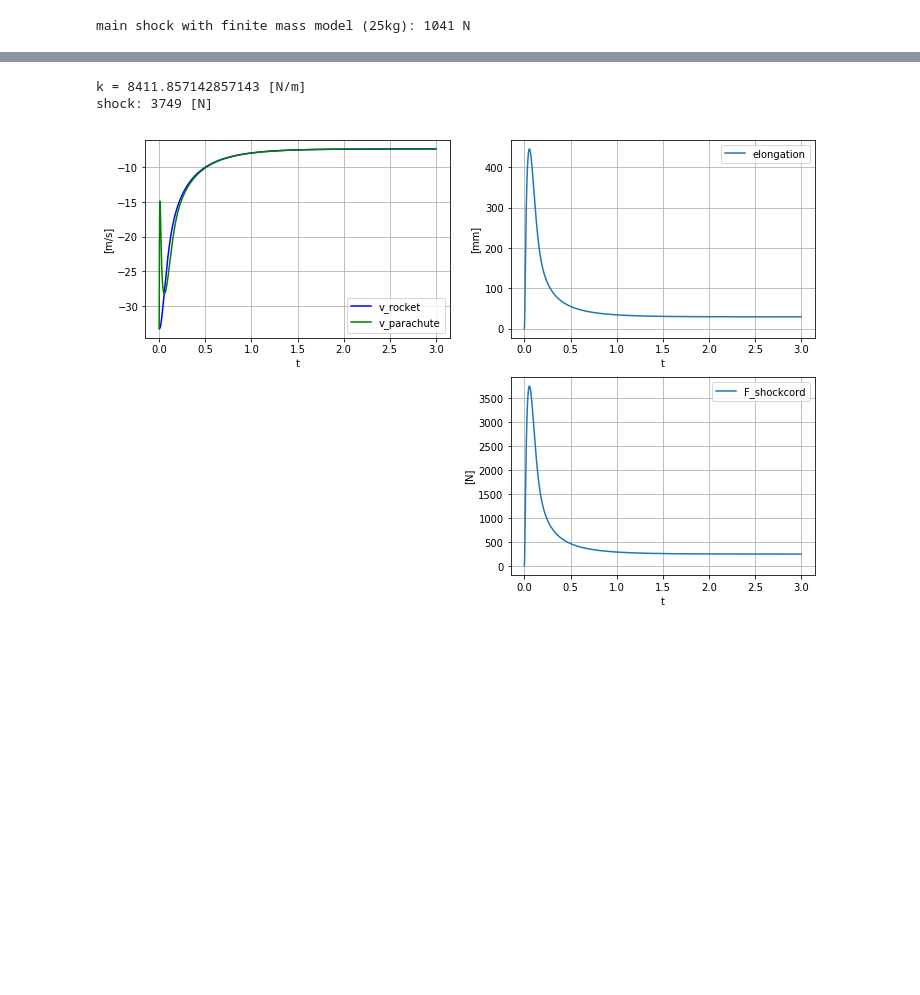
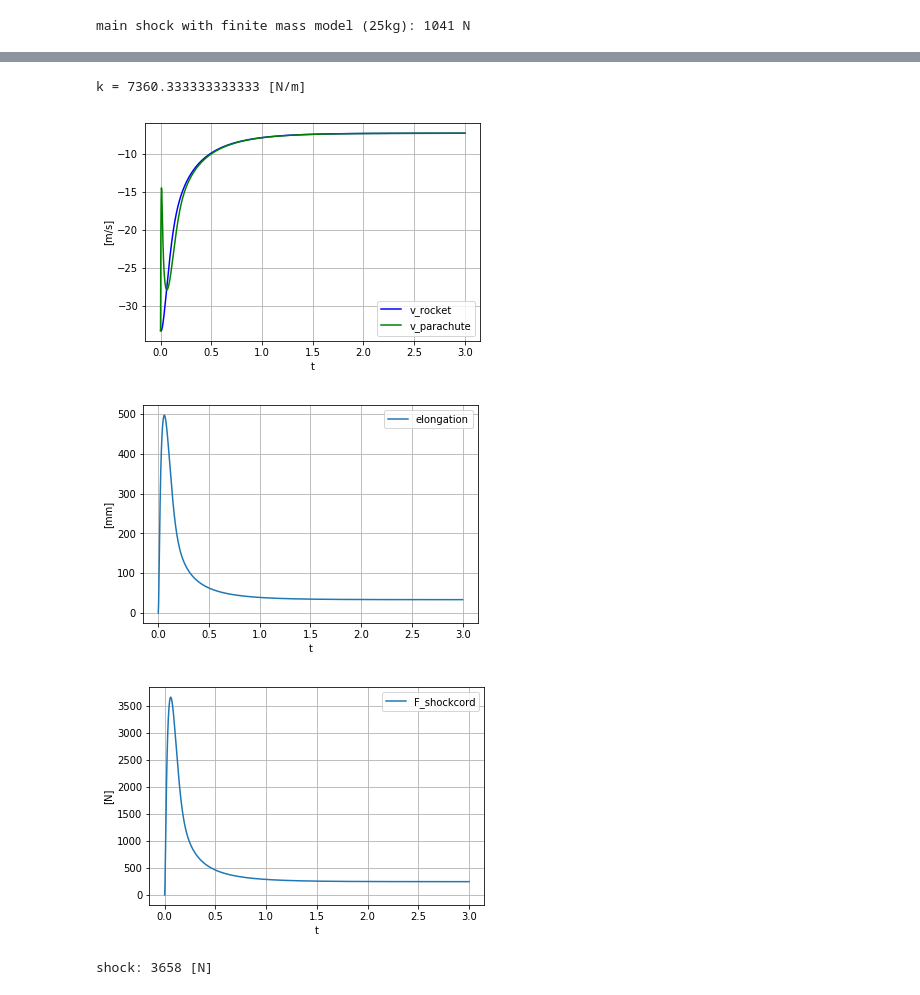
Before and after one commit to irec-duster/RORO, a Jupyter notebook: recovery/parachute_selection.ipynb, the cells around one changed output, grey strips where cells are left out. Cells and saved outputs as stored; diff of their text form; code cells hidden in the pictures; blank space fills up the shorter version.

```diff
--- a/recovery/parachute_selection.ipynb
+++ b/recovery/parachute_selection.ipynb
@@ -170,8 +170,8 @@ import numpy as np
 mp = 0.75 # [kg]
 mr = 25 # [kg]
 
-k_l = 58883 # [N], measured
-l = 7 # [m] shock cord length
+k_l = 44162 # [N], measured
+l = 6 # [m] shock cord length
 k = k_l/l # [N/m]
 
 print('k = {} [N/m]'.format(k))
@@ -196,38 +196,38 @@ def dydt(y, t):
     Fd = F_drag_sign(y[3])
     ap = 1/mp*Fd - 1/mp*Fs - g
     return [vr,ar,vp,ap]
 
 t = np.linspace(0,3,1000)
 sol = odeint(dydt, y0, t)
-plt.figure(figsize=(12,8))
-plt.subplot(221)
 plt.plot(t, sol[:,1], 'b', label='v_rocket')
 plt.plot(t, sol[:,3], 'g', label='v_parachute')
 plt.legend(loc='best')
 plt.xlabel('t')
 plt.ylabel('[m/s]')
 plt.grid()
+plt.show()
 
 
-plt.subplot(222)
 plt.plot(t, (sol[:,2]-sol[:,0])*1000, label='elongation')
 plt.legend(loc='best')
 plt.xlabel('t')
 plt.ylabel('[mm]')
 plt.grid()
+plt.show()
 
-plt.subplot(224)
 fn = np.vectorize(lambda n: F_shockcord(sol[n][0], sol[n][2]))
 fs = fn(np.array(range(len(t))))
 plt.plot(t,fs, label='F_shockcord')
 plt.legend(loc='best')
 plt.xlabel('t')
 plt.ylabel('[N]')
 plt.grid()
+plt.show()
 
 print('shock: {:.0f} [N]'.format(max(fs)))
-plt.show()
 # %% [output]
-k = 8411.857142857143 [N/m]
-shock: 3749 [N]
+k = 7360.333333333333 [N/m]
-[figure, old version]
+[figure, new version]
+[figure, added]
+[figure, added]
+shock: 3658 [N]
```
